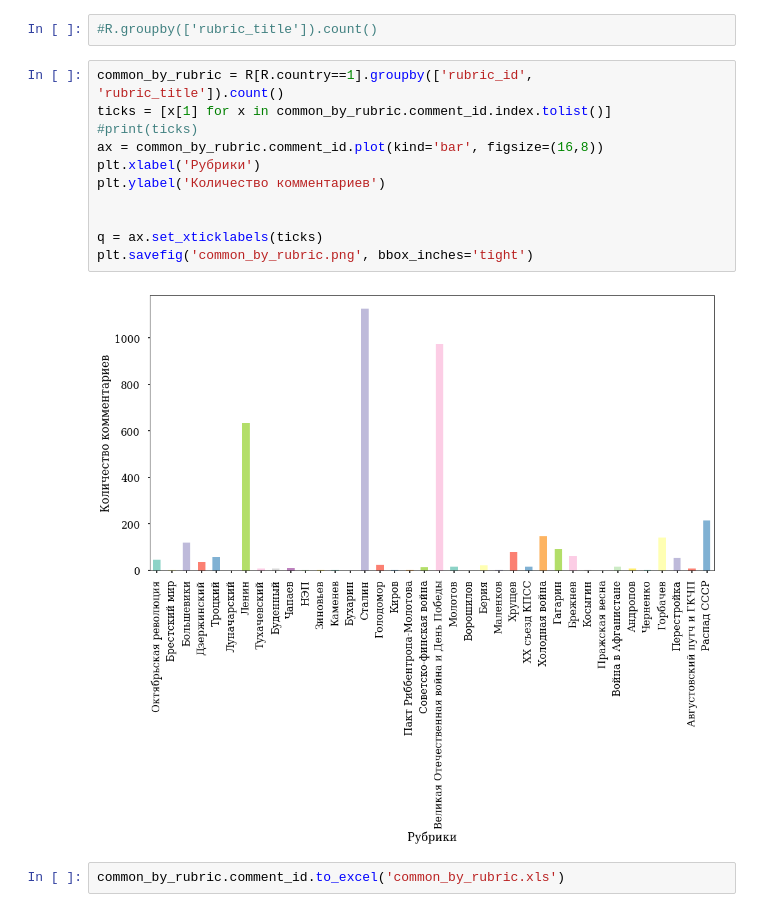
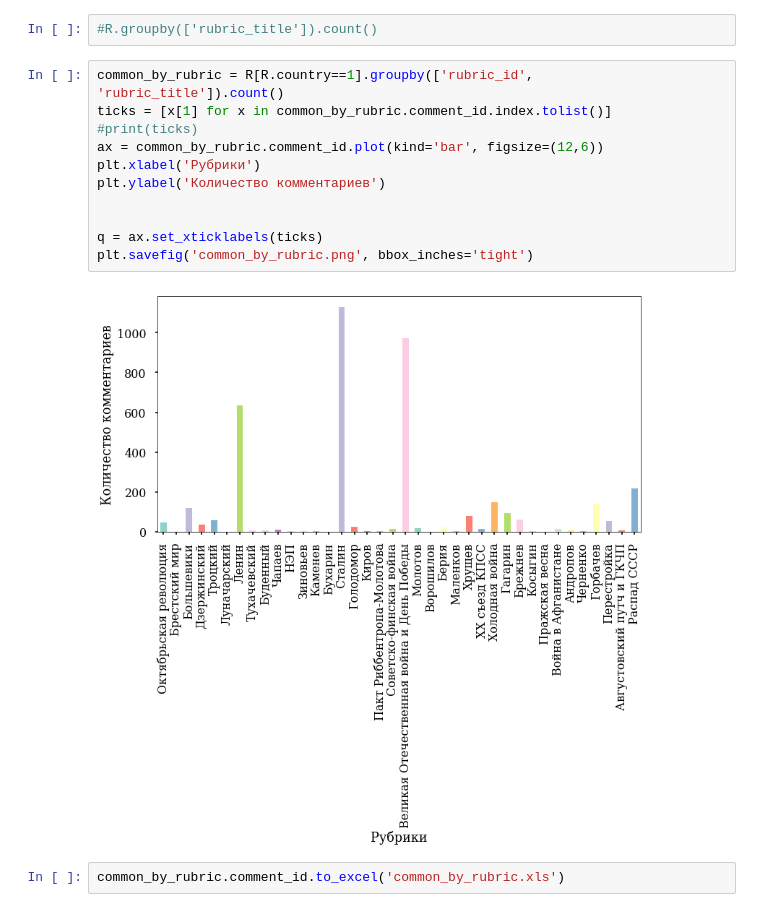
Before and after one commit to arkhipovkm/NLPHistory, a Jupyter notebook: Statistics.ipynb, the cells around one changed output. Cells and saved outputs as stored; diff of their text form.

```diff
--- a/Statistics.ipynb
+++ b/Statistics.ipynb
@@ -229,16 +254,16 @@ R = t
 # %%
 common_by_rubric = R[R.country==1].groupby(['rubric_id', 'rubric_title']).count()
 ticks = [x[1] for x in common_by_rubric.comment_id.index.tolist()]
 #print(ticks)
-ax = common_by_rubric.comment_id.plot(kind='bar', figsize=(16,8))
+ax = common_by_rubric.comment_id.plot(kind='bar', figsize=(12,6))
 plt.xlabel('Рубрики')
 plt.ylabel('Количество комментариев')
 
 
 q = ax.set_xticklabels(ticks)
 plt.savefig('common_by_rubric.png', bbox_inches='tight')
 # %% [output]
-[figure, old version]
+[figure, new version]
 # %%
 common_by_rubric.comment_id.to_excel('common_by_rubric.xls')
 # %%
```
Also changed, not shown: parts of 2 cells of this notebook, 2 other files.
